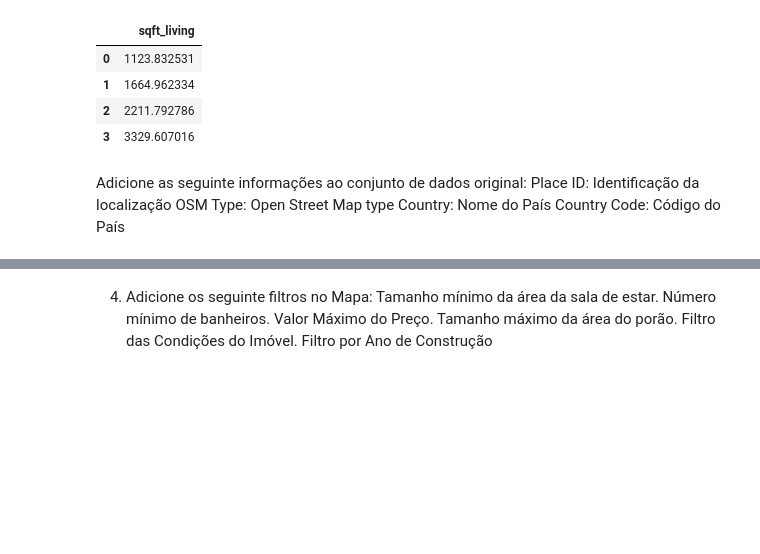
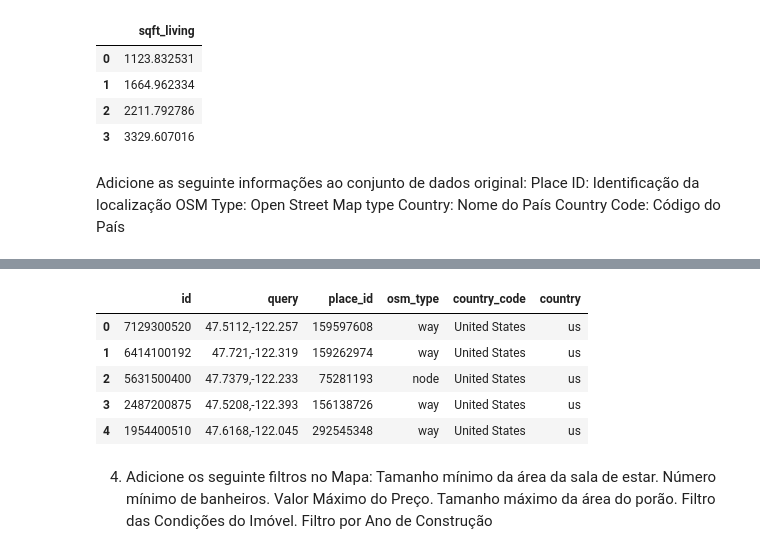
Before and after one commit to guiaraujofreitas/python_do_zero, a Jupyter notebook: Exercícios_07.ipynb, the cells around one changed output, grey strips where cells are left out. Cells and saved outputs as stored; diff of their text form; code cells hidden in the pictures; blank space fills up the shorter version.

```diff
--- a/Exercícios_07.ipynb
+++ b/Exercícios_07.ipynb
@@ -153,8 +172,16 @@ IndentationError: expected an indented block (28532998.py, line 23)
 # %%
-df1= df[['id','query']].head()
+df = pd.read_csv('./kc_house_data.csv')
 
-p= Pool (3)
+#achar uma bibiotca que ache essas informações: No caso o geopy
+from geopy.geocoders import Nominatim
 
-start = time.process_time()
+#inicializando a requisição API
 
-df1[['place_id','osm_type','country_code','country']]= p.map(get_data, df1.iterrows())
+geolocator = Nominatim(user_agent= 'geoapiExercises') #porteiro
+
+
+import time #library to control the time
+from multiprocessing import Pool #pacote para fazer várias tarefas ao mesmo tempo.(pool criar as tarefas)
+
+
+df['query']= df[['lat','long']].apply(lambda x: str(x['lat']) + ',' + str(x['long']), axis=1)
@@ -162,0 +190,13 @@ NameError: name 'get_data' is not defined
+# %%
+
+df1= df[['id','query']].head()
+
+p= Pool(2)
+
+start = time.process_time()
+
+df1[['place_id','osm_type','country_code','country']]= p.map(defs_original.get_longlat, df1.iterrows())
+
+end= time.process_time()
+
+print('Time Elapsed {}', end-start)
@@ -163,3 +205,12 @@ NameError: name 'get_data' is not defined
+# %%
+df1.head()
+# %% [output]
+|  | id | query | place_id | osm_type | country_code | country |
+| 0 | 7129300520 | 47.5112,-122.257 | 159597608 | way | United States | us |
+| 1 | 6414100192 | 47.721,-122.319 | 159262974 | way | United States | us |
+| 2 | 5631500400 | 47.7379,-122.233 | 75281193 | node | United States | us |
+| 3 | 2487200875 | 47.5208,-122.393 | 156138726 | way | United States | us |
+| 4 | 1954400510 | 47.6168,-122.045 | 292545348 | way | United States | us |
 # %% [markdown]
 4. Adicione os seguinte filtros no Mapa:
     Tamanho mínimo da área da sala de estar.
```
Also changed, not shown: parts of 7 cells of this notebook, 3 other files.
